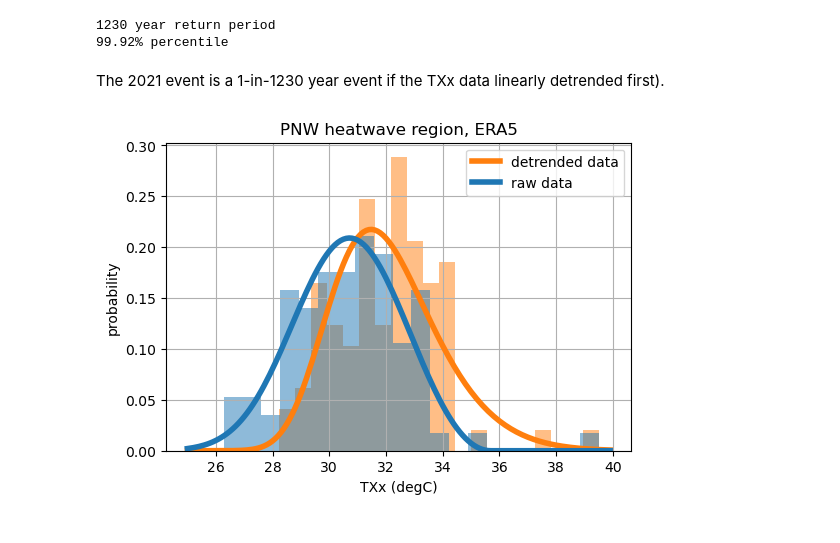
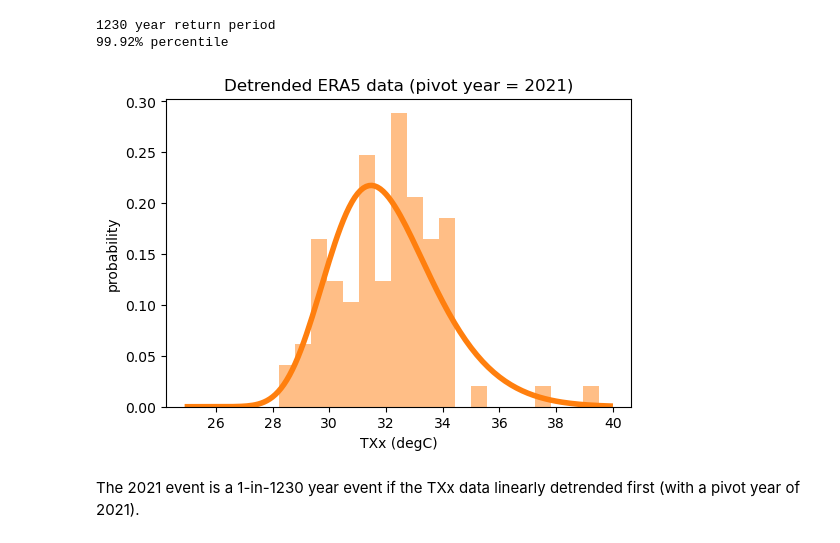
Before and after one commit to DamienIrving/unseen-projects, a Jupyter notebook: project-wcrp-txx/analysis_ERA5.ipynb, the cells around one changed output. Saved outputs shown, nothing was run; the diff lists cells and outputs as text; code cells hidden in the pictures.

```diff
--- a/project-wcrp-txx/analysis_ERA5.ipynb
+++ b/project-wcrp-txx/analysis_ERA5.ipynb
@@ -100,25 +120,19 @@ obs_detrended_shape, obs_detrended_loc, obs_detrended_scale = likelihood(obs_da_
 # %% [output]
 1230 year return period
 99.92% percentile
+# %%
+fig, ax = plt.subplots(figsize=[6, 4])
+xvals = np.arange(25, 40, 0.1)
+
+obs_da_detrended.plot.hist(bins=20, density=True, color='tab:orange', alpha=0.5)
+obs_pdf_detrended = gev.pdf(xvals, obs_detrended_shape, obs_detrended_loc, obs_detrended_scale)
+plt.plot(xvals, obs_pdf_detrended, color='tab:orange', linewidth=4.0)
+
+plt.xlabel('TXx (degC)')
+plt.ylabel('probability')
+plt.title('Detrended ERA5 data (pivot year = 2021)')
+plt.show()
+# %% [output]
+[figure, added]
 # %% [markdown]
-The 2021 event is a 1-in-1230 year event if the TXx data linearly detrended first).
+The 2021 event is a 1-in-1230 year event if the TXx data linearly detrended first (with a pivot year of 2021).
-# %%
-fig, ax = plt.subplots(figsize=[6, 4])
-xvals = np.arange(25, 40, 0.1)
-
-obs_da_detrended.plot.hist(bins=20, density=True, color='tab:orange', alpha=0.5)
-obs_pdf_detrended = gev.pdf(xvals, obs_detrended_shape, obs_detrended_loc, obs_detrended_scale)
-plt.plot(xvals, obs_pdf_detrended, color='tab:orange', linewidth=4.0, label='detrended data')
-
-obs_ds[var].plot.hist(bins=20, density=True, color='tab:blue', alpha=0.5)
-obs_pdf = gev.pdf(xvals, obs_shape, obs_loc, obs_scale)
-plt.plot(xvals, obs_pdf, color='tab:blue', linewidth=4.0, label='raw data')
-
-plt.grid()
-plt.legend()
-plt.xlabel('TXx (degC)')
-plt.ylabel('probability')
-plt.title('PNW heatwave region, ERA5')
-plt.show()
-# %% [output]
-[figure, removed]
```
Also changed, not shown: parts of 5 cells of this notebook, 1 other file.
